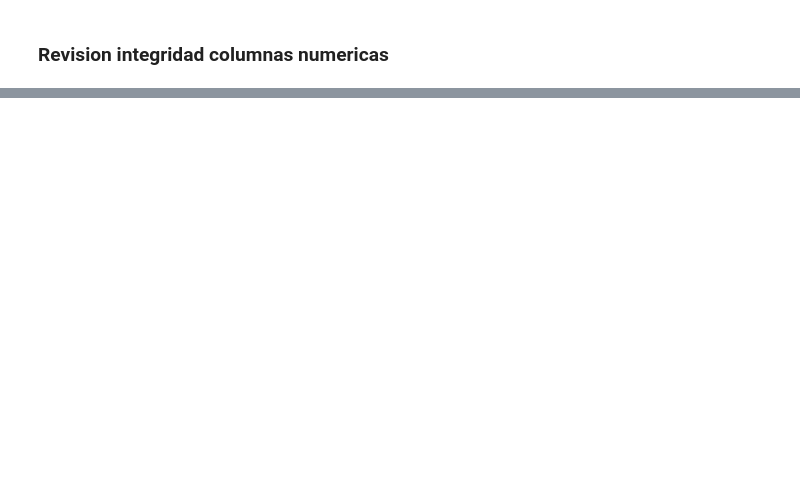
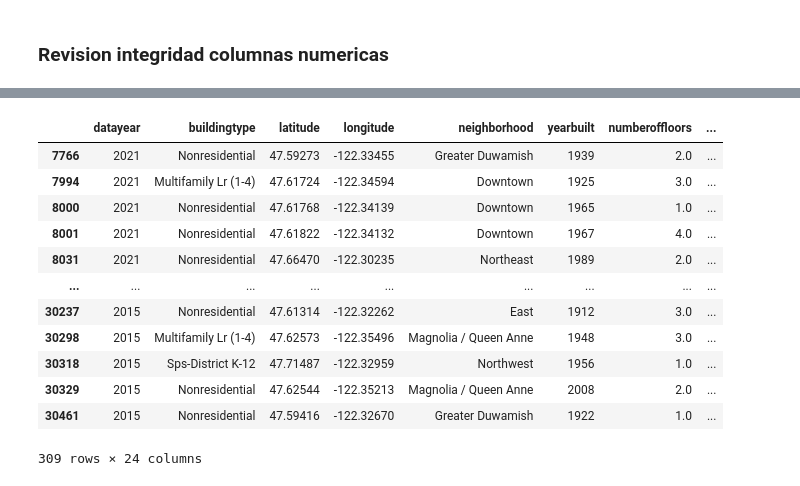
Before and after one commit to LLAES07/seatle, a Jupyter notebook: Notebooks/Proyecto.ipynb, the cells around one changed output, grey strips where cells are left out. Saved outputs shown, nothing was run; the diff lists cells and outputs as text; code cells hidden in the pictures; blank space fills up the shorter version.

```diff
--- a/Notebooks/Proyecto.ipynb
+++ b/Notebooks/Proyecto.ipynb
@@ -382,0 +459,16 @@ df[numeric_cols].describe().T.round(2)
+# %%
+df[df['demolished'] == True]
+# %% [output]
+|  | datayear | buildingtype | latitude | longitude | neighborhood | yearbuilt | numberoffloors | ... |
+| 7766 | 2021 | Nonresidential | 47.59273 | -122.33455 | Greater Duwamish | 1939 | 2.0 | ... |
+| 7994 | 2021 | Multifamily Lr (1-4) | 47.61724 | -122.34594 | Downtown | 1925 | 3.0 | ... |
+| 8000 | 2021 | Nonresidential | 47.61768 | -122.34139 | Downtown | 1965 | 1.0 | ... |
+| 8001 | 2021 | Nonresidential | 47.61822 | -122.34132 | Downtown | 1967 | 4.0 | ... |
+| 8031 | 2021 | Nonresidential | 47.66470 | -122.30235 | Northeast | 1989 | 2.0 | ... |
+| ... | ... | ... | ... | ... | ... | ... | ... | ... |
+| 30237 | 2015 | Nonresidential | 47.61314 | -122.32262 | East | 1912 | 3.0 | ... |
+| 30298 | 2015 | Multifamily Lr (1-4) | 47.62573 | -122.35496 | Magnolia / Queen Anne | 1948 | 3.0 | ... |
+| 30318 | 2015 | Sps-District K-12 | 47.71487 | -122.32959 | Northwest | 1956 | 1.0 | ... |
+| 30329 | 2015 | Nonresidential | 47.62544 | -122.35213 | Magnolia / Queen Anne | 2008 | 2.0 | ... |
+| 30461 | 2015 | Nonresidential | 47.59416 | -122.32670 | Greater Duwamish | 1922 | 1.0 | ... |
+309 rows × 24 columns
```
Also changed, not shown: parts of 24 cells of this notebook, 2 other files.
